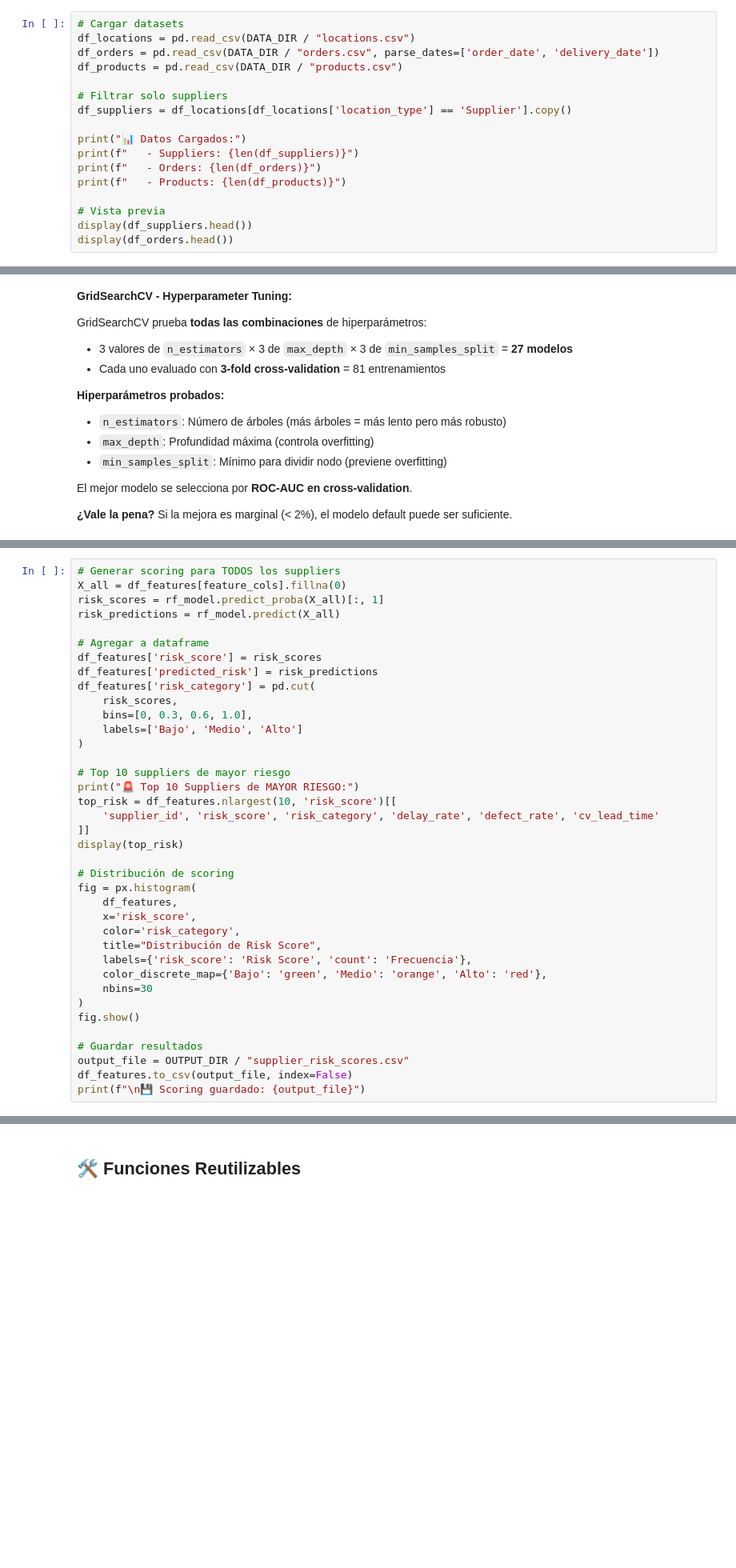
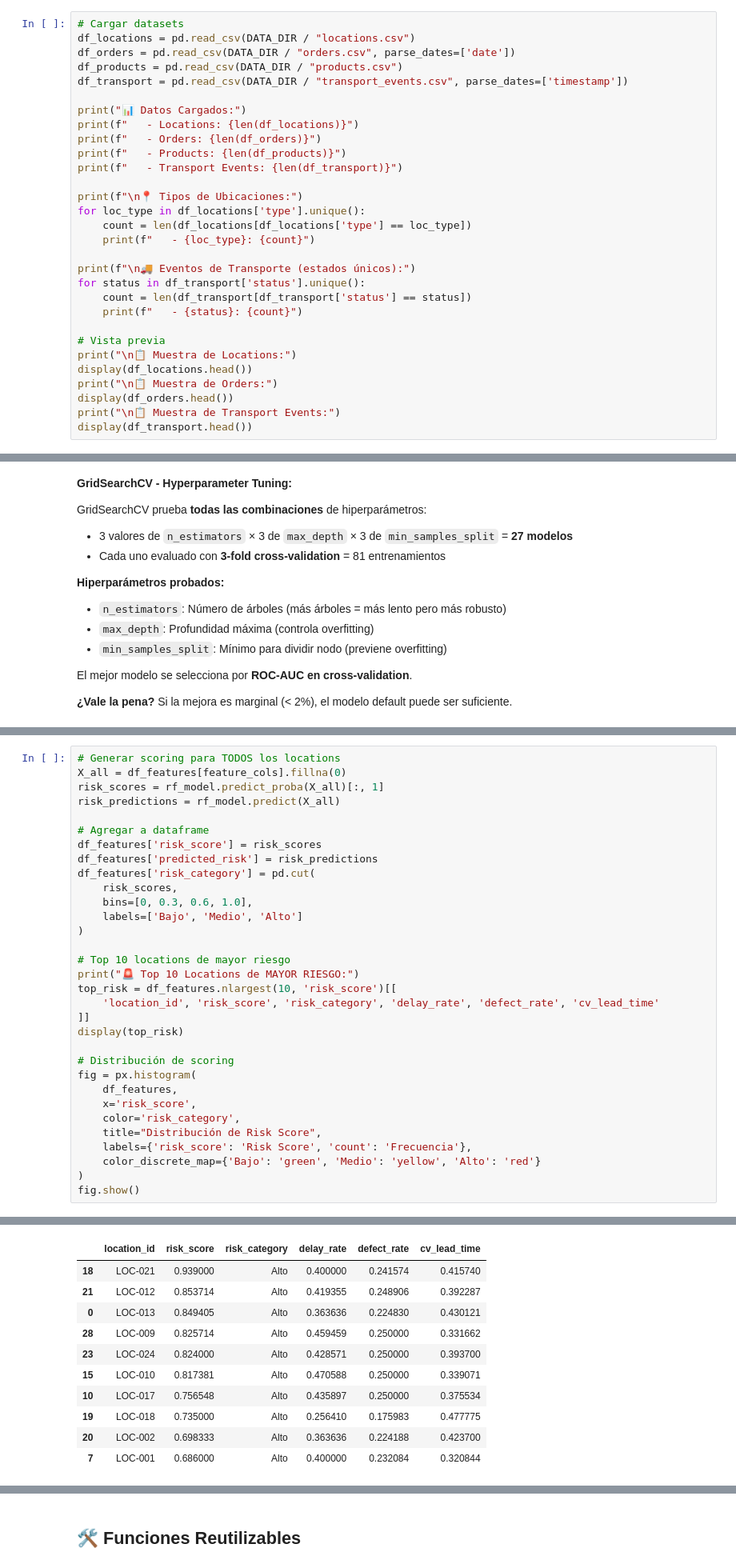
Before and after one commit to lraigosov/supply-chain-data-notebooks, a Jupyter notebook: notebooks/30_data_science_ml/DS-07-supplier_risk_ml.ipynb, the cells around one changed output, grey strips where cells are left out. Shown at 80% size. Saved outputs shown, nothing was run; the diff lists cells and outputs as text; blank space fills up the shorter version.

Commit message:
feat: add new notebook for supplier/plant operational risk prediction using machine learning.

```diff
--- a/notebooks/30_data_science_ml/DS-07-supplier_risk_ml.ipynb
+++ b/notebooks/30_data_science_ml/DS-07-supplier_risk_ml.ipynb
@@ -83,17 +145,30 @@ Datos transaccionales → Feature Engineering → Modelado → Evaluación → S
 # %%
 # Cargar datasets
 df_locations = pd.read_csv(DATA_DIR / "locations.csv")
-df_orders = pd.read_csv(DATA_DIR / "orders.csv", parse_dates=['order_date', 'delivery_date'])
+df_orders = pd.read_csv(DATA_DIR / "orders.csv", parse_dates=['date'])
 df_products = pd.read_csv(DATA_DIR / "products.csv")
-
-# Filtrar solo suppliers
-df_suppliers = df_locations[df_locations['location_type'] == 'Supplier'].copy()
+df_transport = pd.read_csv(DATA_DIR / "transport_events.csv", parse_dates=['timestamp'])
 
 print("📊 Datos Cargados:")
-print(f"   - Suppliers: {len(df_suppliers)}")
+print(f"   - Locations: {len(df_locations)}")
 print(f"   - Orders: {len(df_orders)}")
 print(f"   - Products: {len(df_products)}")
+print(f"   - Transport Events: {len(df_transport)}")
+
+print(f"\n📍 Tipos de Ubicaciones:")
+for loc_type in df_locations['type'].unique():
+    count = len(df_locations[df_locations['type'] == loc_type])
+    print(f"   - {loc_type}: {count}")
+
+print(f"\n🚚 Eventos de Transporte (estados únicos):")
+for status in df_transport['status'].unique():
+    count = len(df_transport[df_transport['status'] == status])
+    print(f"   - {status}: {count}")
 
 # Vista previa
-display(df_suppliers.head())
+print("\n📋 Muestra de Locations:")
+display(df_locations.head())
+print("\n📋 Muestra de Orders:")
 display(df_orders.head())
+print("\n📋 Muestra de Transport Events:")
+display(df_transport.head())
@@ -589,5 +1821,5 @@ El mejor modelo se selecciona por **ROC-AUC en cross-validation**.
 # %%
-# Generar scoring para TODOS los suppliers
+# Generar scoring para TODOS los locations
 X_all = df_features[feature_cols].fillna(0)
 risk_scores = rf_model.predict_proba(X_all)[:, 1]
 risk_predictions = rf_model.predict(X_all)
@@ -601,10 +1833,10 @@ df_features['risk_category'] = pd.cut(
     labels=['Bajo', 'Medio', 'Alto']
 )
 
-# Top 10 suppliers de mayor riesgo
-print("🚨 Top 10 Suppliers de MAYOR RIESGO:")
+# Top 10 locations de mayor riesgo
+print("🚨 Top 10 Locations de MAYOR RIESGO:")
 top_risk = df_features.nlargest(10, 'risk_score')[[
-    'supplier_id', 'risk_score', 'risk_category', 'delay_rate', 'defect_rate', 'cv_lead_time'
+    'location_id', 'risk_score', 'risk_category', 'delay_rate', 'defect_rate', 'cv_lead_time'
 ]]
 display(top_risk)
 
@@ -615,12 +1847,7 @@ fig = px.histogram(
     color='risk_category',
     title="Distribución de Risk Score",
     labels={'risk_score': 'Risk Score', 'count': 'Frecuencia'},
-    color_discrete_map={'Bajo': 'green', 'Medio': 'orange', 'Alto': 'red'},
-    nbins=30
+    color_discrete_map={'Bajo': 'green', 'Medio': 'yellow', 'Alto': 'red'}
 )
 fig.show()
-
-# Guardar resultados
-output_file = OUTPUT_DIR / "supplier_risk_scores.csv"
-df_features.to_csv(output_file, index=False)
-print(f"\n💾 Scoring guardado: {output_file}")
+# %% [output]
@@ -627,3 +1855,14 @@ print(f"\n💾 Scoring guardado: {output_file}")
+|  | location_id | risk_score | risk_category | delay_rate | defect_rate | cv_lead_time |
+| 18 | LOC-021 | 0.939000 | Alto | 0.400000 | 0.241574 | 0.415740 |
+| 21 | LOC-012 | 0.853714 | Alto | 0.419355 | 0.248906 | 0.392287 |
+| 0 | LOC-013 | 0.849405 | Alto | 0.363636 | 0.224830 | 0.430121 |
+| 28 | LOC-009 | 0.825714 | Alto | 0.459459 | 0.250000 | 0.331662 |
+| 23 | LOC-024 | 0.824000 | Alto | 0.428571 | 0.250000 | 0.393700 |
+| 15 | LOC-010 | 0.817381 | Alto | 0.470588 | 0.250000 | 0.339071 |
+| 10 | LOC-017 | 0.756548 | Alto | 0.435897 | 0.250000 | 0.375534 |
+| 19 | LOC-018 | 0.735000 | Alto | 0.256410 | 0.175983 | 0.477775 |
+| 20 | LOC-002 | 0.698333 | Alto | 0.363636 | 0.224188 | 0.423700 |
+| 7 | LOC-001 | 0.686000 | Alto | 0.400000 | 0.232084 | 0.320844 |
 # %% [markdown]
 **Scoring en producción:**
 
```
Also changed, not shown: parts of 28 cells of this notebook.
